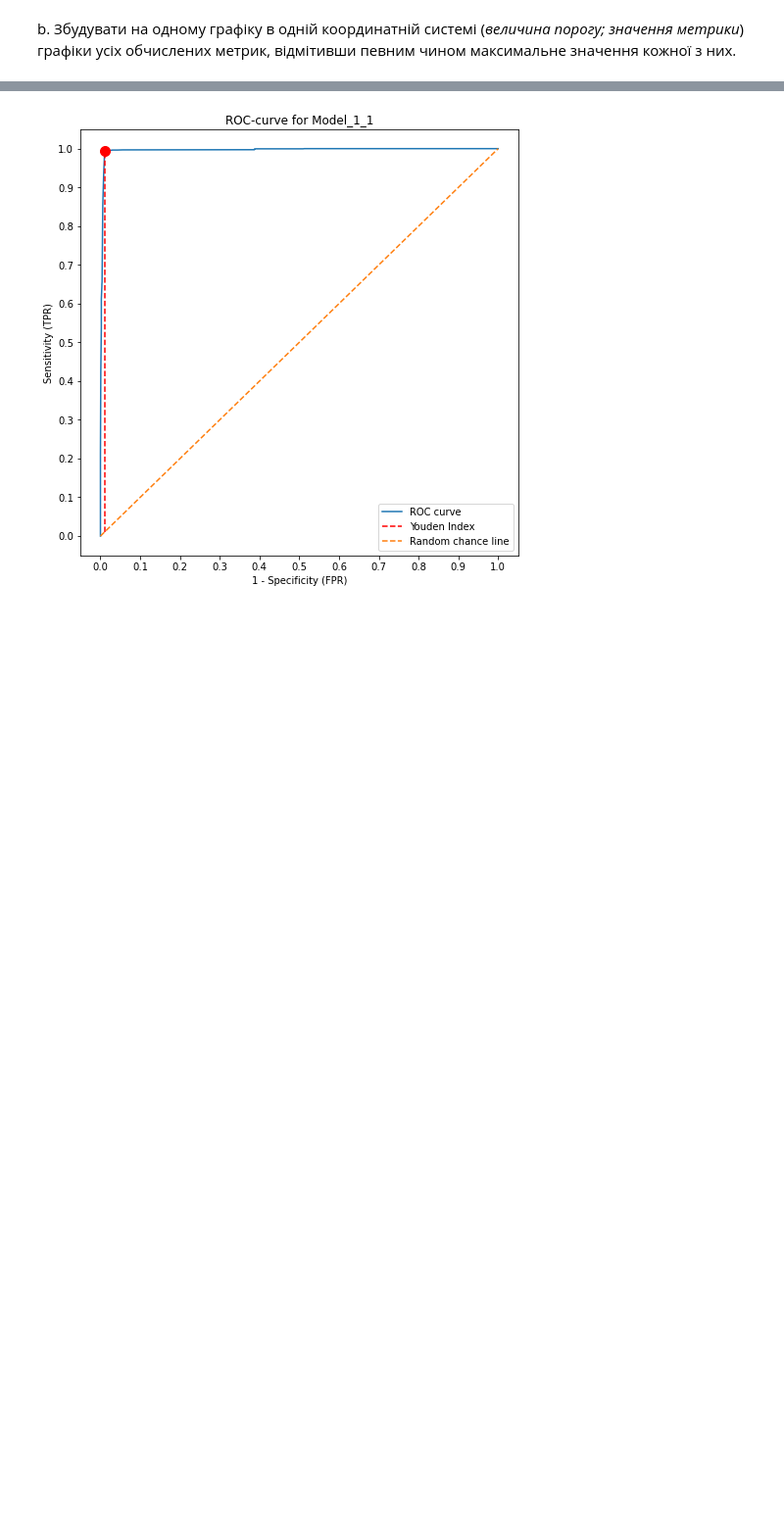
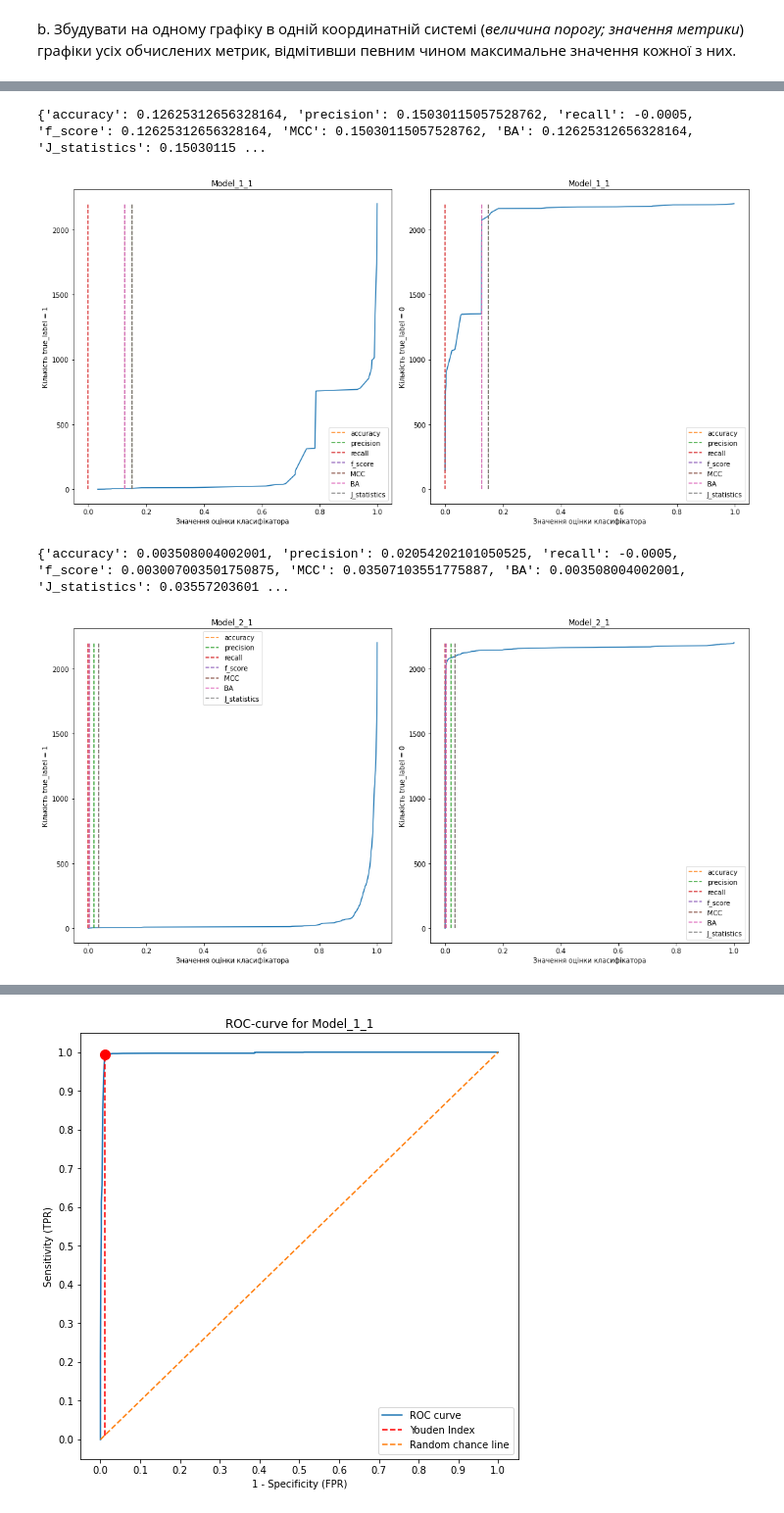
Before and after one commit to soneurotic/ML_lab2_ponomarenko, a Jupyter notebook: ponomarenko_lab2.ipynb, the cells around one changed output, grey strips where cells are left out. Shown: that part at 98% size. Cells and saved outputs as stored; diff of their text form; code cells hidden in the pictures; blank space fills up the shorter version.

```diff
--- a/ponomarenko_lab2.ipynb
+++ b/ponomarenko_lab2.ipynb
@@ -247,0 +212,59 @@ d. Збудувати для кожного класифікатору **PR-кр
+# %%
+def plot_model(model, metric_threshold):
+    name = model['name']
+    mod = df[[fact_value, name]].sort_values(by=[name])
+    model_values = sorted(list(zip(mod.value_counts().keys(), mod.value_counts().tolist())), key=lambda x: float(x[0][1]))
+    model_ones = dict([(el[0][1], el[1]) for el in model_values if el[0][0] == 1])
+    model_zeros = dict([(el[0][1], el[1]) for el in model_values if el[0][0] == 0])
+
+    counter = 0
+    for k,v in model_ones.items():
+        counter += model_ones.get(k)
+        model_ones.update({k: counter})
+
+    counter = 0
+    for k,v in model_zeros.items():
+        counter += model_zeros.get(k)
+        model_zeros.update({k: counter})
+
+    opt_metrics = dict()
+
+    for metric, value in model['model'].items():
+        if isinstance(value, list) and metric not in ['specificity', 'sensitivity']:
+            pair = list(zip(threshold, value))
+            pair = list(filter(lambda x: x[1] >= metric_threshold, pair))
+            opt_metrics.update({metric: pair[0][0]})
+
+    plt.figure(figsize=(15, 7.5))
+    ax = plt.gca()
+
+    def plot_opt_metrics(ax):
+        for metric, threshold in opt_metrics.items():
+            color = next(ax._get_lines.prop_cycler)['color']
+            ax.plot(np.repeat(opt_metrics[metric], 10), np.linspace(0, list(model_ones.values())[-1], 10), color=color, ls='--', label=metric)
+            plt.legend()
+    print(opt_metrics)
+    ax1 = plt.subplot(1, 2, 1)
+    plt.plot(list(model_ones.keys()), list(model_ones.values()))
+    plot_opt_metrics(ax1)
+    plt.title(name)
+    plt.xlabel('Значення оцінки класифікатора')
+    plt.ylabel('Кількість true_label = 1')
+
+    ax2 = plt.subplot(1, 2, 2)
+    plt.plot(list(model_zeros.keys()), list(model_zeros.values()))
+    plot_opt_metrics(ax2)
+    plt.title(name)
+    plt.xlabel('Значення оцінки класифікатора')
+    plt.ylabel('Кількість true_label = 0')
+
+    plt.tight_layout()
+    plt.show()
+
+plot_model(model_1, 0.95)
+plot_model(model_2, 0.95)
+# %% [output]
+{'accuracy': 0.12625312656328164, 'precision': 0.15030115057528762, 'recall': -0.0005, 'f_score': 0.12625312656328164, 'MCC': 0.15030115057528762, 'BA': 0.12625312656328164, 'J_statistics': 0.15030115 ...
+[figure, added]
+{'accuracy': 0.003508004002001, 'precision': 0.02054202101050525, 'recall': -0.0005, 'f_score': 0.003007003501750875, 'MCC': 0.03507103551775887, 'BA': 0.003508004002001, 'J_statistics': 0.03557203601 ...
+[figure, added]
```
Also changed, not shown: parts of 61 cells of this notebook.
